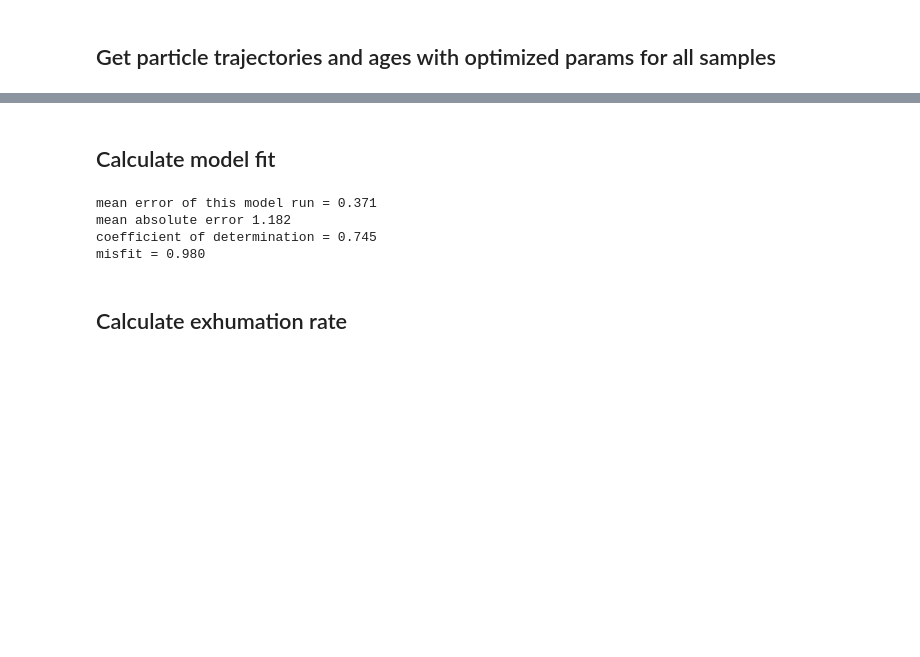
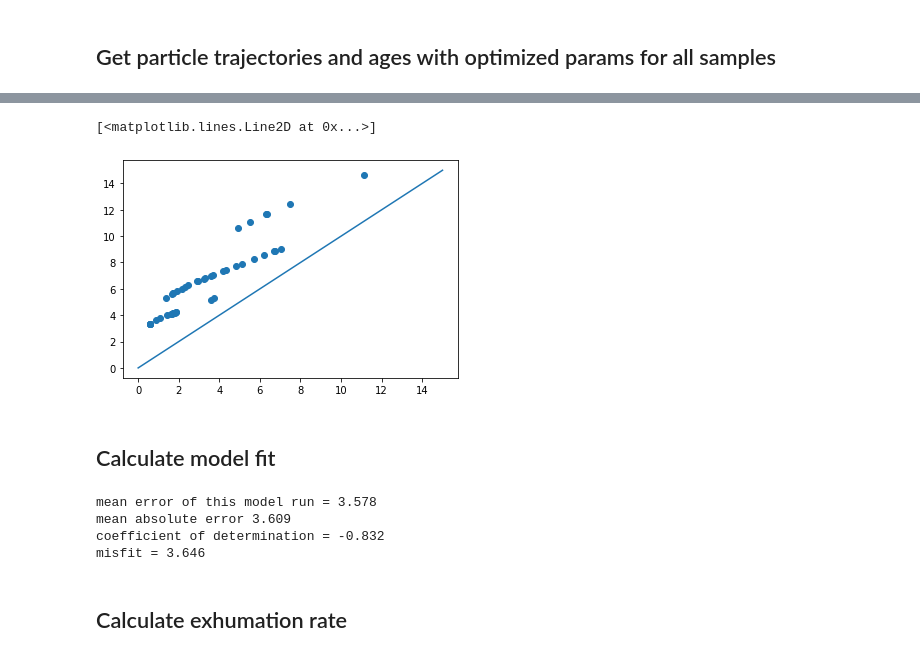
Before and after one commit to ElcoLuijendijk/wedgex, a Jupyter notebook: wedgex.ipynb, the cells around one changed output, grey strips where cells are left out. Cells and saved outputs as stored; diff of their text form; code cells hidden in the pictures; blank space fills up the shorter version.

```diff
--- a/wedgex.ipynb
+++ b/wedgex.ipynb
@@ -395,3 +524,26 @@ modelled_ages_samples  = wedgex_model_functions.calculate_cooling_ages(t, x_samp
+# %%
+import imp
+imp.reload(wedgex_model_functions)
+
+if thermochron_model == 'simple':
+
+    modelled_ages_samples = wedgex_model_functions.calculate_cooling_ages(
+        t, x_samples, d_samples, resetting_temperatures_samples, T_history_samples,
+                           surface_temperature_sea_lvl, lapse_rate, geothermal_gradient,
+                           default_exhumation_rate, L)
+
+    modelled_ages_samples_check  = wedgex_model_functions.calculate_cooling_ages_old(t, x_samples, d_samples, alpha,
+                                                    resetting_temperatures_samples,
+                                                         surface_temperature_sea_lvl, lapse_rate,
+                                                         geothermal_gradient, default_exhumation_rate, L)
+# %%
+fig, ax = pl.subplots(1, 1)
+
+ax.scatter(modelled_age_samples, modelled_ages_samples_check)
+ax.plot([0, 15], [0, 15])
+# %% [output]
+[<matplotlib.lines.Line2D at 0x...>]
+[figure, added]
 # %% [markdown]
 ## Calculate model fit
 # %%
@@ -403,6 +555,7 @@ ind_nok = (np.isnan(data)) | (np.isnan(prediction))
 data = data[ind_nok==False]
 prediction = prediction[ind_nok==False]
 unc_adj = measured_ages_sigma[ind_nok==False]
+x0_samples_adj = x0_samples[ind_nok==False]
 
 ME = np.mean(data - prediction)
 MAE = sklearn.metrics.mean_absolute_error(data, prediction)
@@ -417,10 +570,10 @@ print('mean error of this model run = %0.3f\n'
       'coefficient of determination = %0.3f\n'
       'misfit = %0.3f' % (ME, MAE, R2, misfit))
 # %% [output]
-mean error of this model run = 0.371
-mean absolute error 1.182
-coefficient of determination = 0.745
-misfit = 0.980
+mean error of this model run = 3.578
+mean absolute error 3.609
+coefficient of determination = -0.832
+misfit = 3.646
 # %% [markdown]
 ## Calculate exhumation rate
 # %%
```
Also changed, not shown: parts of 17 cells of this notebook, 33 other files.
